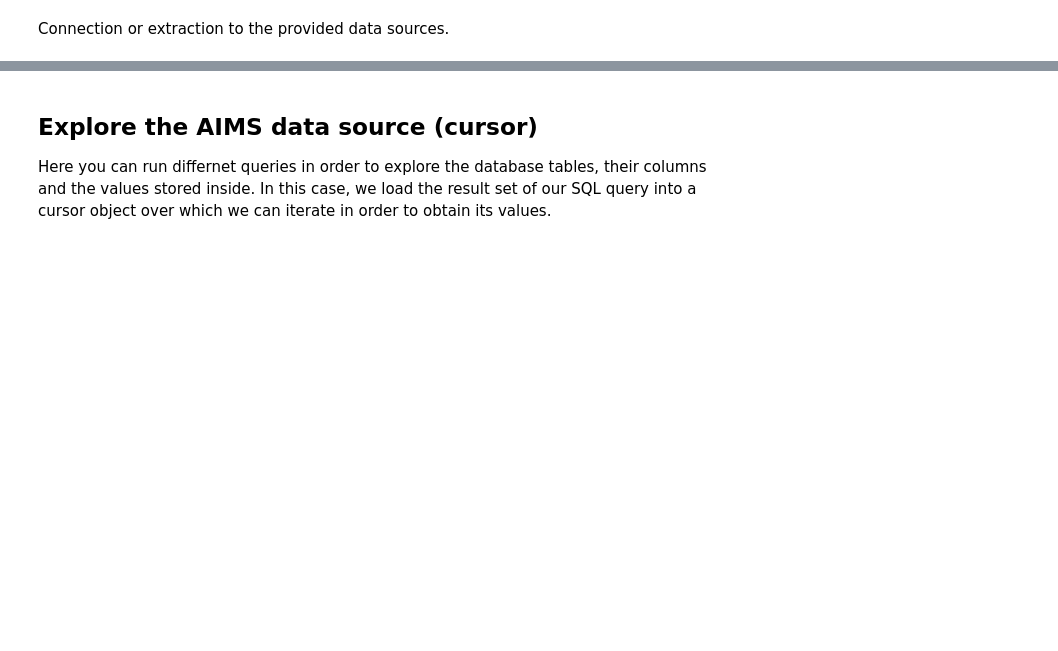
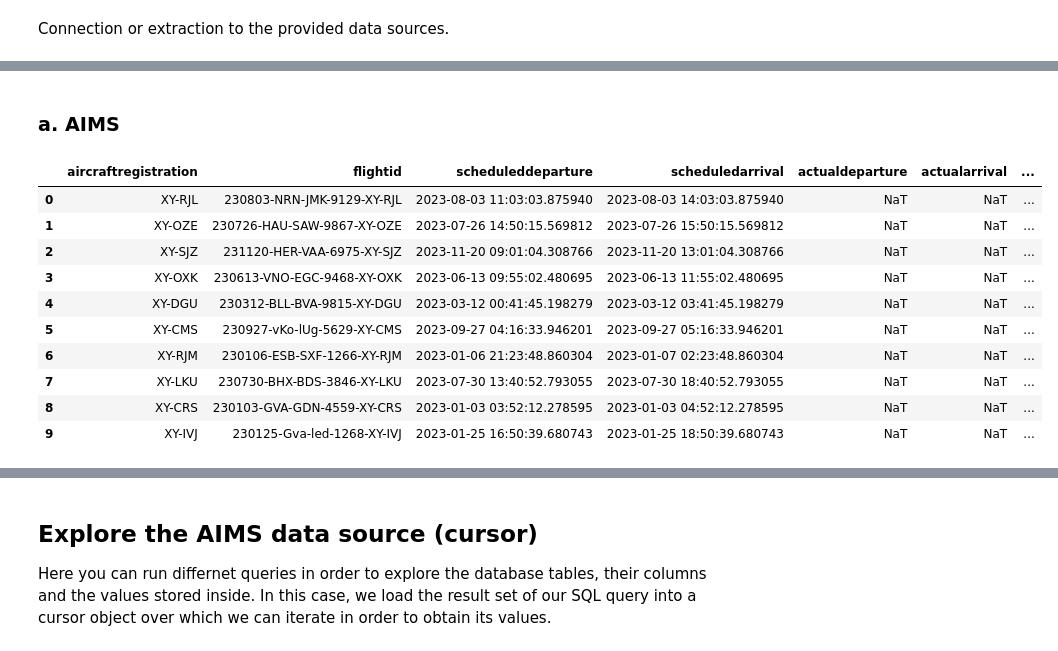
Before and after one commit to pablo-fdz/lab_3_data_mg, a Jupyter notebook: ETL_lab_3_pablo.ipynb, the cells around one changed output, grey strips where cells are left out. Cells and saved outputs as stored; diff of their text form; code cells hidden in the pictures; blank space fills up the shorter version.

```diff
--- a/ETL_lab_3_pablo.ipynb
+++ b/ETL_lab_3_pablo.ipynb
@@ -138,0 +169,22 @@ outputDB = duckdb.connect(database=':memory:')
+# %% [markdown]
+### a. AIMS
+# %%
+# Extract fields of interest from the Flights table, which inherits from Slots - AIMS
+
+Q_flights = "SELECT aircraftregistration, flightid, scheduleddeparture, scheduledarrival, actualdeparture, actualarrival, cancelled, delaycode FROM Flights;"
+
+df_flights = sqlio.read_sql_query(Q_flights, aims)
+
+df_flights.head(10)
+# %% [output]
+|  | aircraftregistration | flightid | scheduleddeparture | scheduledarrival | actualdeparture | actualarrival | ... |
+| 0 | XY-RJL | 230803-NRN-JMK-9129-XY-RJL | 2023-08-03 11:03:03.875940 | 2023-08-03 14:03:03.875940 | NaT | NaT | ... |
+| 1 | XY-OZE | 230726-HAU-SAW-9867-XY-OZE | 2023-07-26 14:50:15.569812 | 2023-07-26 15:50:15.569812 | NaT | NaT | ... |
+| 2 | XY-SJZ | 231120-HER-VAA-6975-XY-SJZ | 2023-11-20 09:01:04.308766 | 2023-11-20 13:01:04.308766 | NaT | NaT | ... |
+| 3 | XY-OXK | 230613-VNO-EGC-9468-XY-OXK | 2023-06-13 09:55:02.480695 | 2023-06-13 11:55:02.480695 | NaT | NaT | ... |
+| 4 | XY-DGU | 230312-BLL-BVA-9815-XY-DGU | 2023-03-12 00:41:45.198279 | 2023-03-12 03:41:45.198279 | NaT | NaT | ... |
+| 5 | XY-CMS | 230927-vKo-lUg-5629-XY-CMS | 2023-09-27 04:16:33.946201 | 2023-09-27 05:16:33.946201 | NaT | NaT | ... |
+| 6 | XY-RJM | 230106-ESB-SXF-1266-XY-RJM | 2023-01-06 21:23:48.860304 | 2023-01-07 02:23:48.860304 | NaT | NaT | ... |
+| 7 | XY-LKU | 230730-BHX-BDS-3846-XY-LKU | 2023-07-30 13:40:52.793055 | 2023-07-30 18:40:52.793055 | NaT | NaT | ... |
+| 8 | XY-CRS | 230103-GVA-GDN-4559-XY-CRS | 2023-01-03 03:52:12.278595 | 2023-01-03 04:52:12.278595 | NaT | NaT | ... |
+| 9 | XY-IVJ | 230125-Gva-led-1268-XY-IVJ | 2023-01-25 16:50:39.680743 | 2023-01-25 18:50:39.680743 | NaT | NaT | ... |
```
Also changed, not shown: parts of 67 cells of this notebook, 1 other file.
